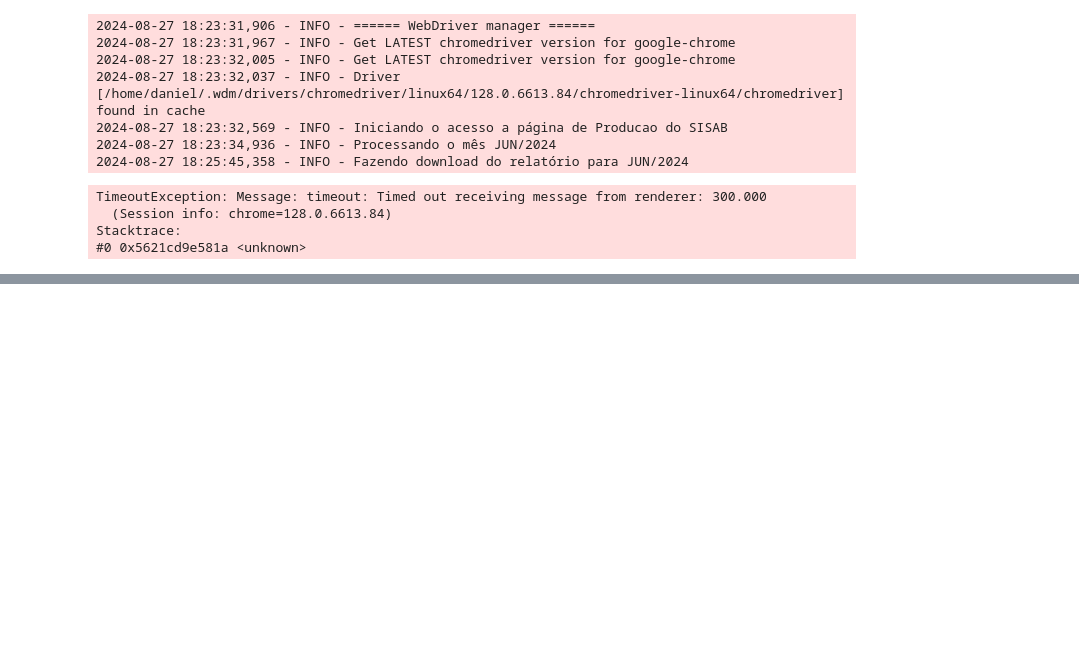
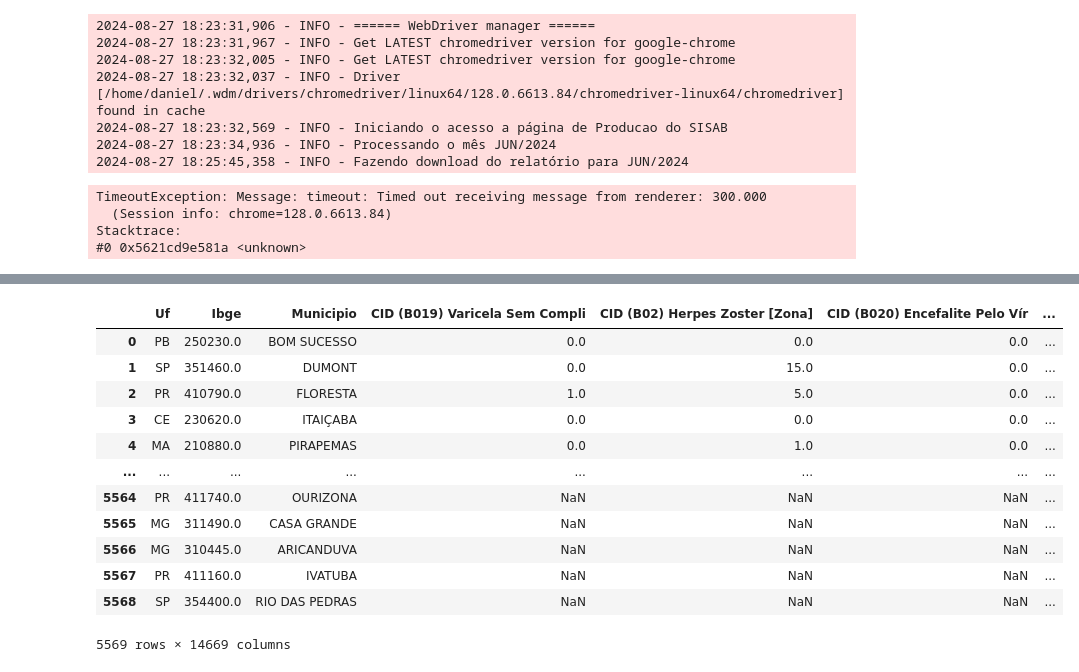
Before and after one commit to ecosustain/Info-APS, a Jupyter notebook: etl/extracao_CID.ipynb, the cells around one changed output, grey strips where cells are left out. Drawn from its saved outputs; the diff is of its cells as text; code cells hidden in the pictures; blank space fills up the shorter version.

```diff
--- a/etl/extracao_CID.ipynb
+++ b/etl/extracao_CID.ipynb
@@ -664,0 +777,30 @@ Stacktrace:
+# %%
+df = pd.DataFrame()
+
+for file in list_files("data/transformacao"):
+    df_temp = pd.read_csv(file, skiprows=7, encoding="ISO-8859-1", sep=";", thousands='.')
+    df_temp = df_temp[:-2]
+    df_temp = df_temp.iloc[:, :-1]
+
+    if len(df) == 0:
+        df = df_temp
+    else:
+        # merge com o dataframe principal
+        df = pd.merge(df, df_temp, how="outer", on=["Municipio", "Uf", "Ibge"])
+
+
+df
+# %% [output]
+|  | Uf | Ibge | Municipio | CID (B019) Varicela Sem Compli | CID (B02) Herpes Zoster [Zona] | CID (B020) Encefalite Pelo Vír | ... |
+| 0 | PB | 250230.0 | BOM SUCESSO | 0.0 | 0.0 | 0.0 | ... |
+| 1 | SP | 351460.0 | DUMONT | 0.0 | 15.0 | 0.0 | ... |
+| 2 | PR | 410790.0 | FLORESTA | 1.0 | 5.0 | 0.0 | ... |
+| 3 | CE | 230620.0 | ITAIÇABA | 0.0 | 0.0 | 0.0 | ... |
+| 4 | MA | 210880.0 | PIRAPEMAS | 0.0 | 1.0 | 0.0 | ... |
+| ... | ... | ... | ... | ... | ... | ... | ... |
+| 5564 | PR | 411740.0 | OURIZONA | NaN | NaN | NaN | ... |
+| 5565 | MG | 311490.0 | CASA GRANDE | NaN | NaN | NaN | ... |
+| 5566 | MG | 310445.0 | ARICANDUVA | NaN | NaN | NaN | ... |
+| 5567 | PR | 411160.0 | IVATUBA | NaN | NaN | NaN | ... |
+| 5568 | SP | 354400.0 | RIO DAS PEDRAS | NaN | NaN | NaN | ... |
+5569 rows × 14669 columns
```
Also changed, not shown: parts of 10 cells of this notebook, 19 other files.
